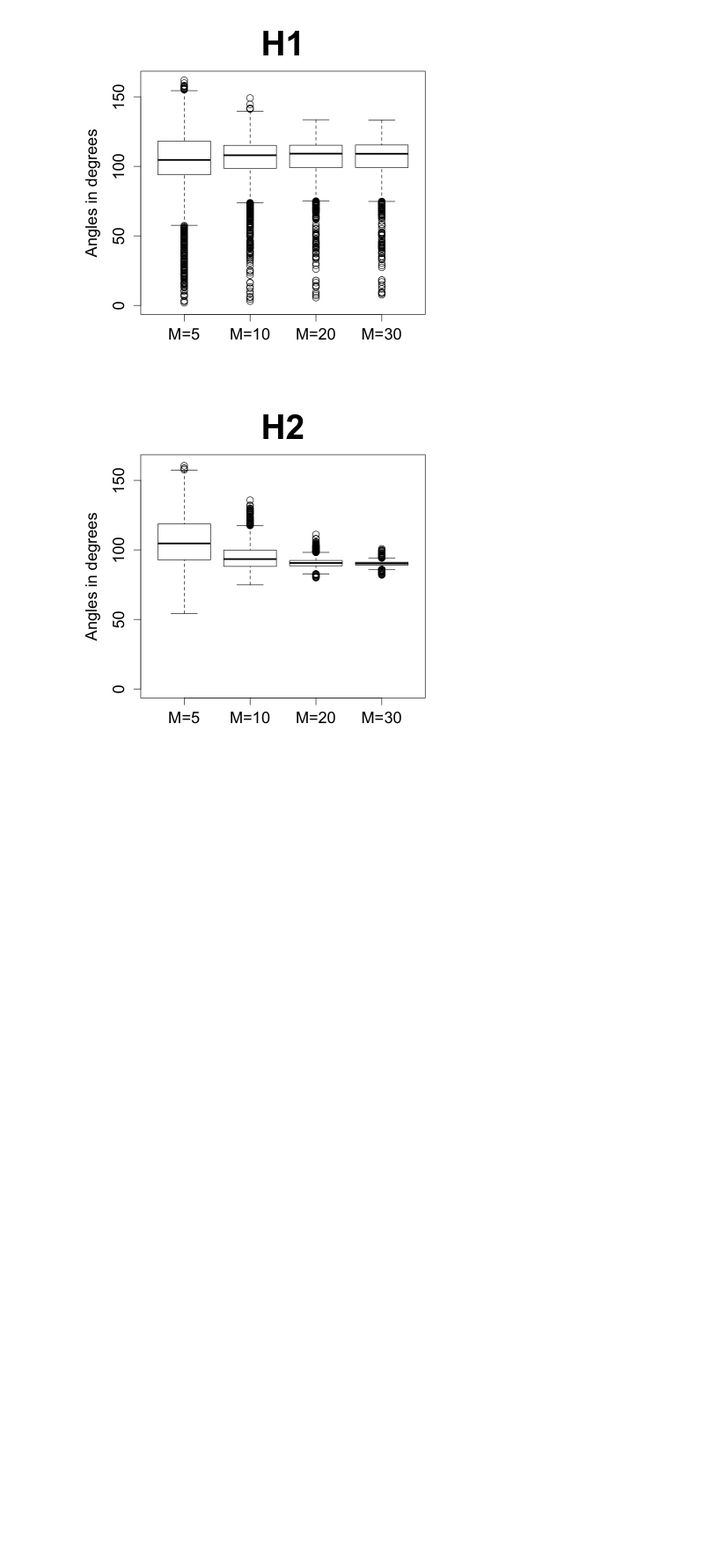
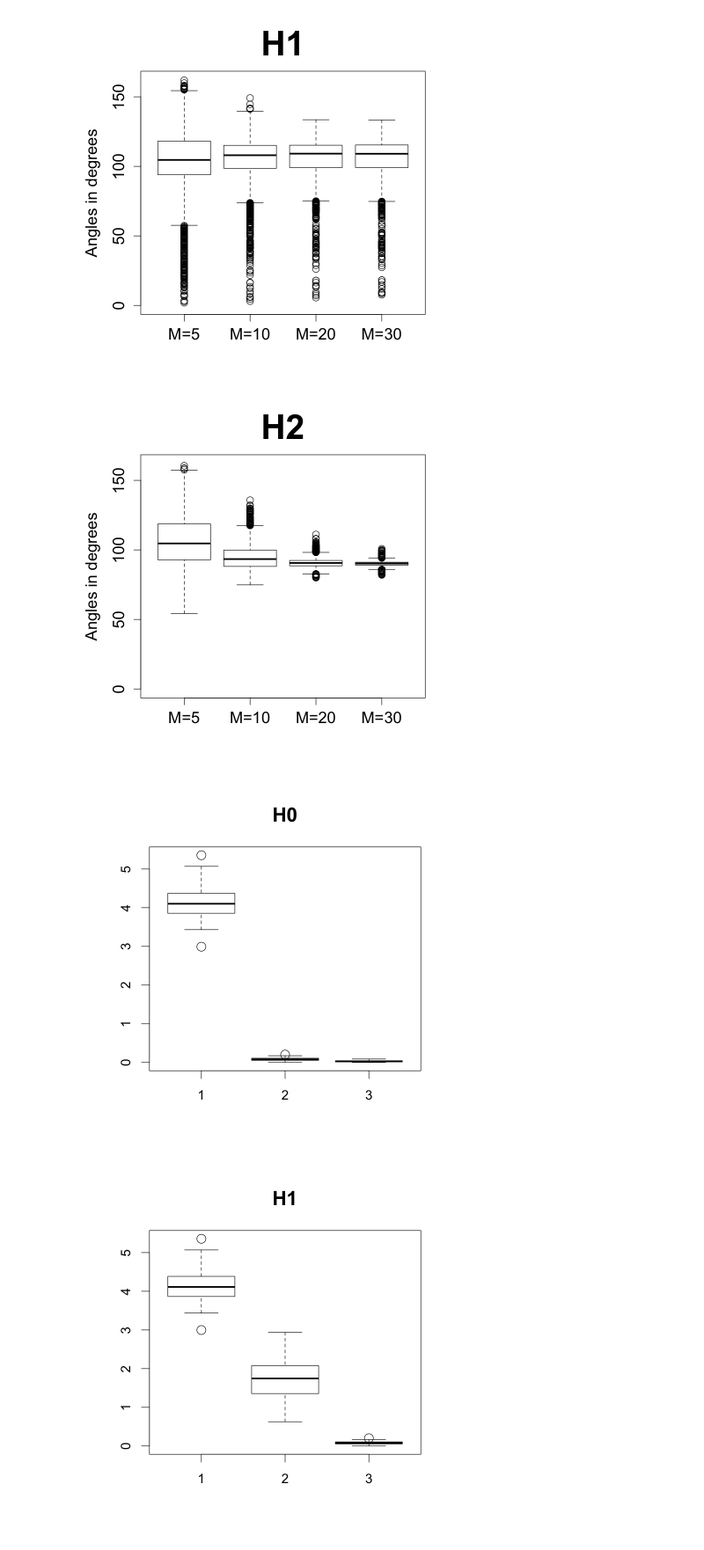
Before and after one commit to hmatsu1226/HyPhyTree, a Jupyter notebook: demo.ipynb, the cells around one changed output. Shown: that part at 88% size. Cells and saved outputs as stored; diff of their text form; code cells hidden in the pictures; blank space fills up the shorter version.

```diff
--- a/demo.ipynb
+++ b/demo.ipynb
@@ -151,3 +152,77 @@ boxplot(tmp2, ylim=yrange, ylab="Angles in degrees", main="H2", cex.lab=1.4, cex
 [figure]
 [figure]
 [figure]
+# %%
+#integrate multiple trees
+
+Nleaves <- 50
+alpha <- 0.5
+
+eigen_values_H0 <- matrix(0, 100, 3)
+eigen_values_H1 <- matrix(0, 100, 3)
+eigen_values_H2 <- matrix(0, 100, 3)
+
+for(ite in 1:100){
+    reftree <- rtree(Nleaves)
+    reftree$tip.label <- 1:(Nleaves)
+    for(i in 1:length(reftree$edge.length)){
+        reftree$edge.length[i] <- alpha * (1 - log(runif(1)*(exp(1)-1)+1))
+    }
+    max_edge_length <- max(reftree$edge.length)
+    for(i in 1:length(reftree$edge.length)){
+        reftree$edge.length[i] <- reftree$edge.length[i]/max_edge_length
+    }
+
+    tmp <- sample(1:Nleaves)
+    pos1 <- tmp[1]
+    pos2 <- tmp[2]
+    neg1 <- tmp[3]
+    neg2 <- tmp[4]
+
+    reftrees <- c()
+    reftree$edge.length[which(reftree$edge[,2]==pos1)] <- 1.0
+    reftree$edge.length[which(reftree$edge[,2]==pos2)] <- 1.0
+    reftree$edge.length[which(reftree$edge[,2]==neg1)] <- 0.2
+    reftree$edge.length[which(reftree$edge[,2]==neg2)] <- 0.2
+    reftrees <- c(reftrees, list(reftree))
+
+    reftree$edge.length[which(reftree$edge[,2]==tmp[1])]
+    reftree$edge.length[which(reftree$edge[,2]==pos1)] <- 0.2
+    reftree$edge.length[which(reftree$edge[,2]==pos2)] <- 0.2
+    reftree$edge.length[which(reftree$edge[,2]==neg1)] <- 1.0
+    reftree$edge.length[which(reftree$edge[,2]==neg2)] <- 1.0
+    reftrees <- c(reftrees, list(reftree))
+
+    #
+    D1 <- cophenetic(reftrees[[1]])
+    D2 <- cophenetic(reftrees[[2]])
+    H0 <- -cosh((D1+D2)/2)
+    H1 <- (-cosh(D1)-cosh(D2))/2
+    H2 <- (-exp(D1)-exp(D2))/2
+
+    tmp0 <- eigen(H0)
+    tmp1 <- eigen(H1)
+    tmp2 <- eigen(H2)
+
+    eigen_values_H0[ite,] <- tmp0$values[Nleaves-c(0:2)]
+    eigen_values_H1[ite,] <- tmp1$values[Nleaves-c(0:2)]
+    eigen_values_H2[ite,] <- tmp2$values[Nleaves-c(0:2)]
+}
+
+#
+eigen_values_H0[eigen_values_H0>0] <- 0
+eigen_values_H1[eigen_values_H1>0] <- 0
+eigen_values_H2[eigen_values_H2>0] <- 0
+
+par(cex=1.5)
+boxplot(log10(-eigen_values_H0+1), main="H0", cex.main=1.5)
+boxplot(log10(-eigen_values_H1+1), main="H1", cex.main=1.5)
+boxplot(log10(-eigen_values_H2+1), main="H2", cex.main=1.5)
+
+for(k in 1:3){
+  tmp <- cbind(log10(-eigen_values_H0+1)[,k], log10(-eigen_values_H1+1)[,k], log10(-eigen_values_H2+1)[,k])
+  boxplot(tmp, names=c("H0", "H1", "H2"), main=k, cex.main=1.5, ylim=c(0, max(tmp)))
+}
+# %% [output]
+[figure, added]
+[figure, added]
```
Also changed, not shown: parts of 5 cells of this notebook, 17 other files.
